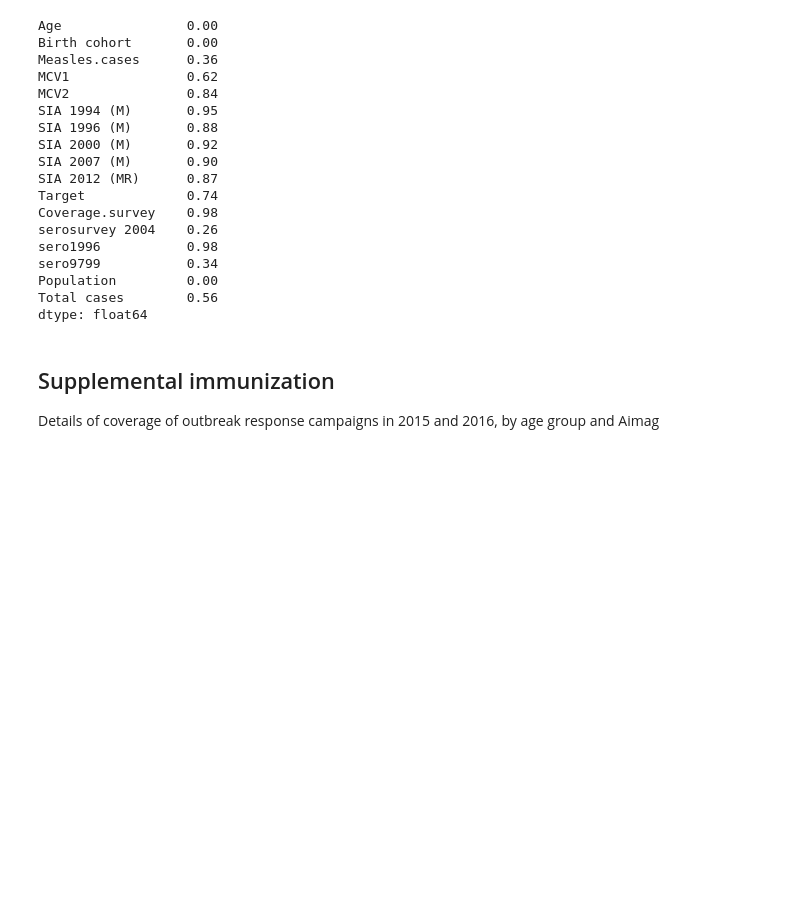
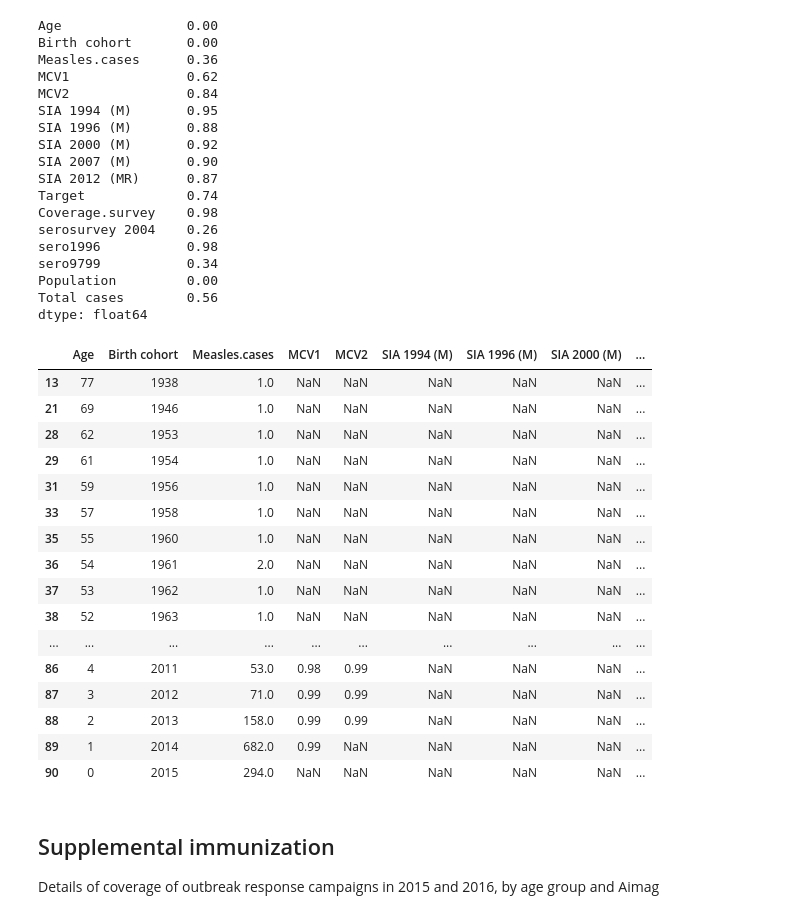
Before and after one commit to fonnesbeck/mongolia_measles, a Jupyter notebook: notebooks/Data Processing.ipynb, the cells around one changed output. Drawn from its saved outputs; the diff is of its cells as text; code cells hidden in the pictures; blank space fills up the shorter version.

```diff
--- a/notebooks/Data Processing.ipynb
+++ b/notebooks/Data Processing.ipynb
@@ -262,6 +298,26 @@ sero9799           0.34
 Population         0.00
 Total cases        0.56
 dtype: float64
+# %%
+birth_cohort_raw.dropna(subset=['Measles.cases'])
+# %% [output]
+|  | Age | Birth cohort | Measles.cases | MCV1 | MCV2 | SIA 1994 (M) | SIA 1996 (M) | SIA 2000 (M) | ... |
+| 13 | 77 | 1938 | 1.0 | NaN | NaN | NaN | NaN | NaN | ... |
+| 21 | 69 | 1946 | 1.0 | NaN | NaN | NaN | NaN | NaN | ... |
+| 28 | 62 | 1953 | 1.0 | NaN | NaN | NaN | NaN | NaN | ... |
+| 29 | 61 | 1954 | 1.0 | NaN | NaN | NaN | NaN | NaN | ... |
+| 31 | 59 | 1956 | 1.0 | NaN | NaN | NaN | NaN | NaN | ... |
+| 33 | 57 | 1958 | 1.0 | NaN | NaN | NaN | NaN | NaN | ... |
+| 35 | 55 | 1960 | 1.0 | NaN | NaN | NaN | NaN | NaN | ... |
+| 36 | 54 | 1961 | 2.0 | NaN | NaN | NaN | NaN | NaN | ... |
+| 37 | 53 | 1962 | 1.0 | NaN | NaN | NaN | NaN | NaN | ... |
+| 38 | 52 | 1963 | 1.0 | NaN | NaN | NaN | NaN | NaN | ... |
+| ... | ... | ... | ... | ... | ... | ... | ... | ... | ... |
+| 86 | 4 | 2011 | 53.0 | 0.98 | 0.99 | NaN | NaN | NaN | ... |
+| 87 | 3 | 2012 | 71.0 | 0.99 | 0.99 | NaN | NaN | NaN | ... |
+| 88 | 2 | 2013 | 158.0 | 0.99 | 0.99 | NaN | NaN | NaN | ... |
+| 89 | 1 | 2014 | 682.0 | 0.99 | NaN | NaN | NaN | NaN | ... |
+| 90 | 0 | 2015 | 294.0 | NaN | NaN | NaN | NaN | NaN | ... |
 # %% [markdown]
 ## Supplemental immunization
 
```
Also changed, not shown: parts of 8 cells of this notebook, 3 other files.
